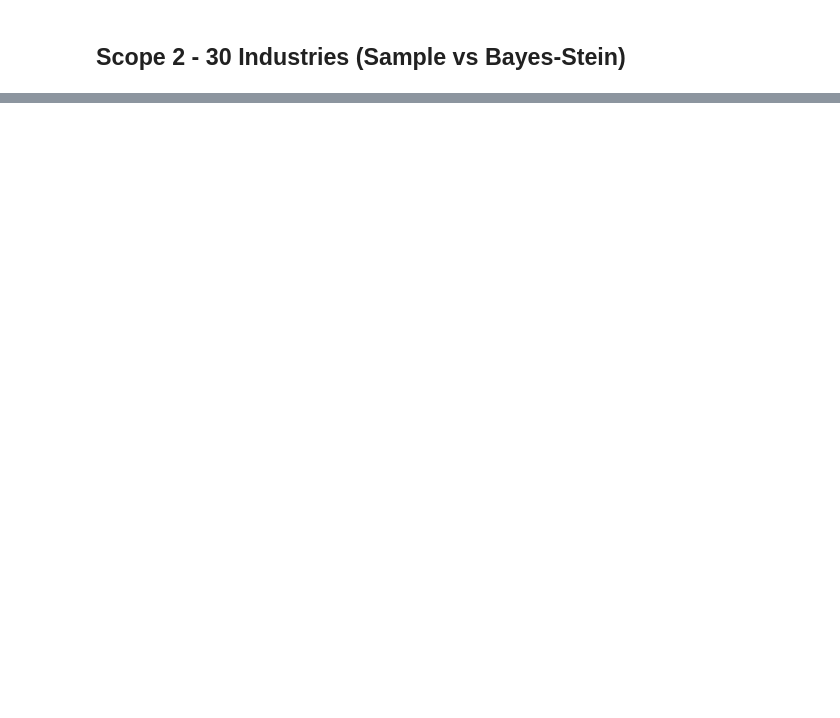
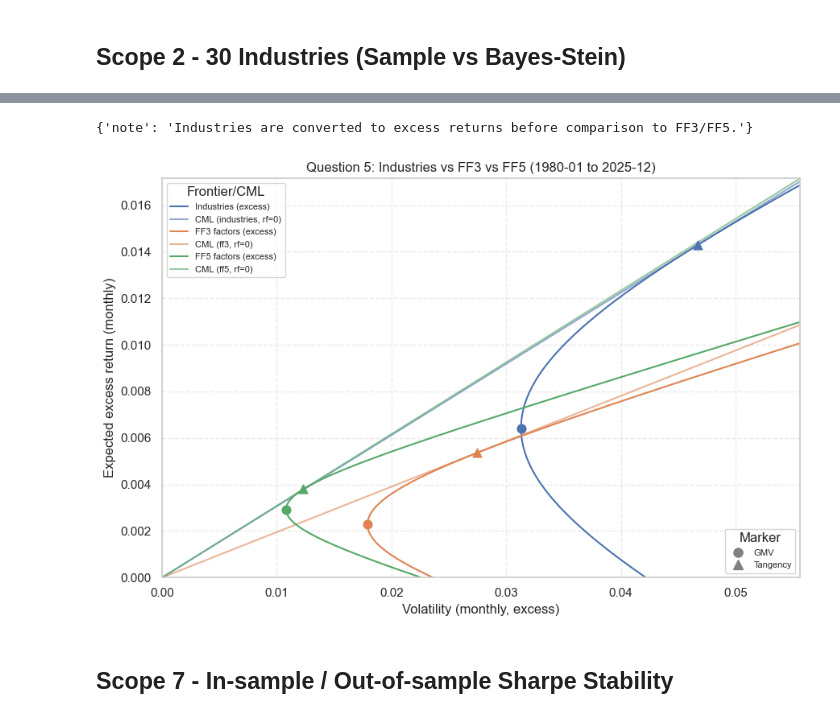
Before and after one commit to eomoran/fin41360-group-asst, a Jupyter notebook: fin41360_report.ipynb, the cells around one changed output, grey strips where cells are left out. Saved outputs shown, nothing was run; the diff lists cells and outputs as text; code cells hidden in the pictures; blank space fills up the shorter version.

```diff
--- a/fin41360_report.ipynb
+++ b/fin41360_report.ipynb
@@ -30,0 +151,3 @@ Add Scope 3-7 by calling the corresponding workflow functions once implemented.
+# %%
+scope5 = run_scope5_industries_vs_ff(ind, ff3, ff5, rf_gross)
+scope5['inputs']
@@ -30,0 +169,10 @@ Add Scope 3-7 by calling the corresponding workflow functions once implemented.
+# %%
+scope5['diagnostics']
+# %% [output]
+{'note': 'Industries are converted to excess returns before comparison to FF3/FF5.'}
+# %%
+_ = plot_scope5_overlay(scope5)
+# %% [output]
+[figure, added]
+# %% [markdown]
+## Scope 7 - In-sample / Out-of-sample Sharpe Stability
```
Also changed, not shown: parts of 29 cells of this notebook, 4 other files.
